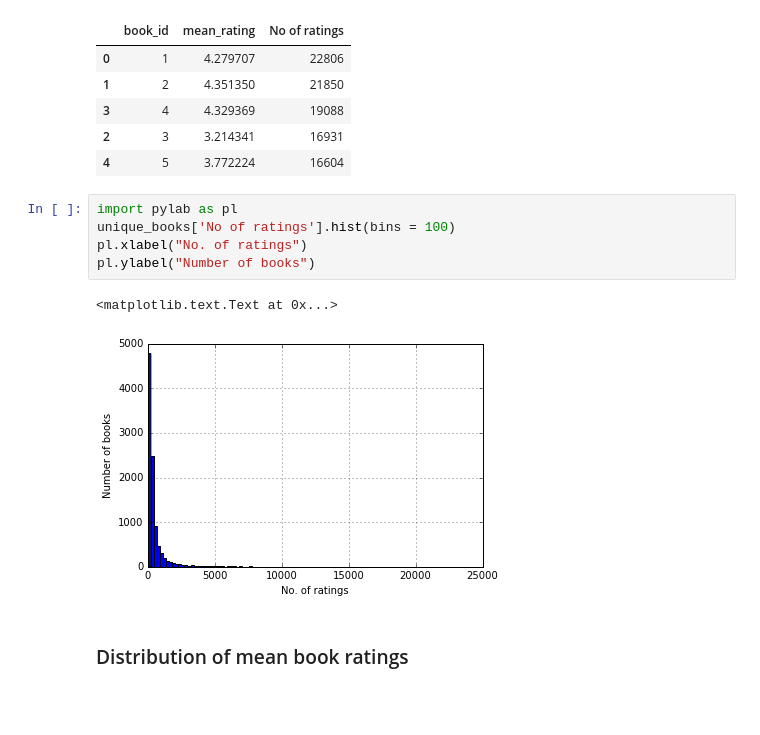
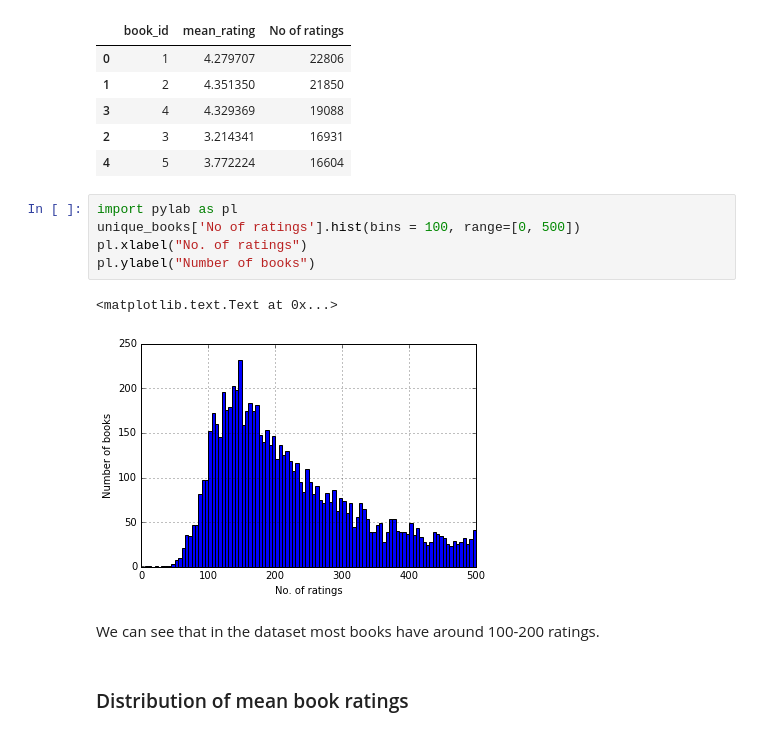
Before and after one commit to dhruvrana72/recommender_exercise, a Jupyter notebook: Analysis.ipynb, the cells around one changed output. Saved outputs shown, nothing was run; the diff lists cells and outputs as text; blank space fills up the shorter version.

```diff
--- a/Analysis.ipynb
+++ b/Analysis.ipynb
@@ -80,12 +82,14 @@ unique_books.sort_values(['No of ratings'], ascending=[False]).head()
 | 4 | 5 | 3.772224 | 16604 |
 # %%
 import pylab as pl
-unique_books['No of ratings'].hist(bins = 100)
+unique_books['No of ratings'].hist(bins = 100, range=[0, 500])
 pl.xlabel("No. of ratings")
 pl.ylabel("Number of books")
 # %% [output]
 <matplotlib.text.Text at 0x...>
-[figure, old version]
+[figure, new version]
+# %% [markdown]
+We can see that in the dataset most books have around 100-200 ratings.
 # %% [markdown]
 ### Distribution of mean book ratings
 # %%
```
Also changed, not shown: parts of 21 cells of this notebook.
